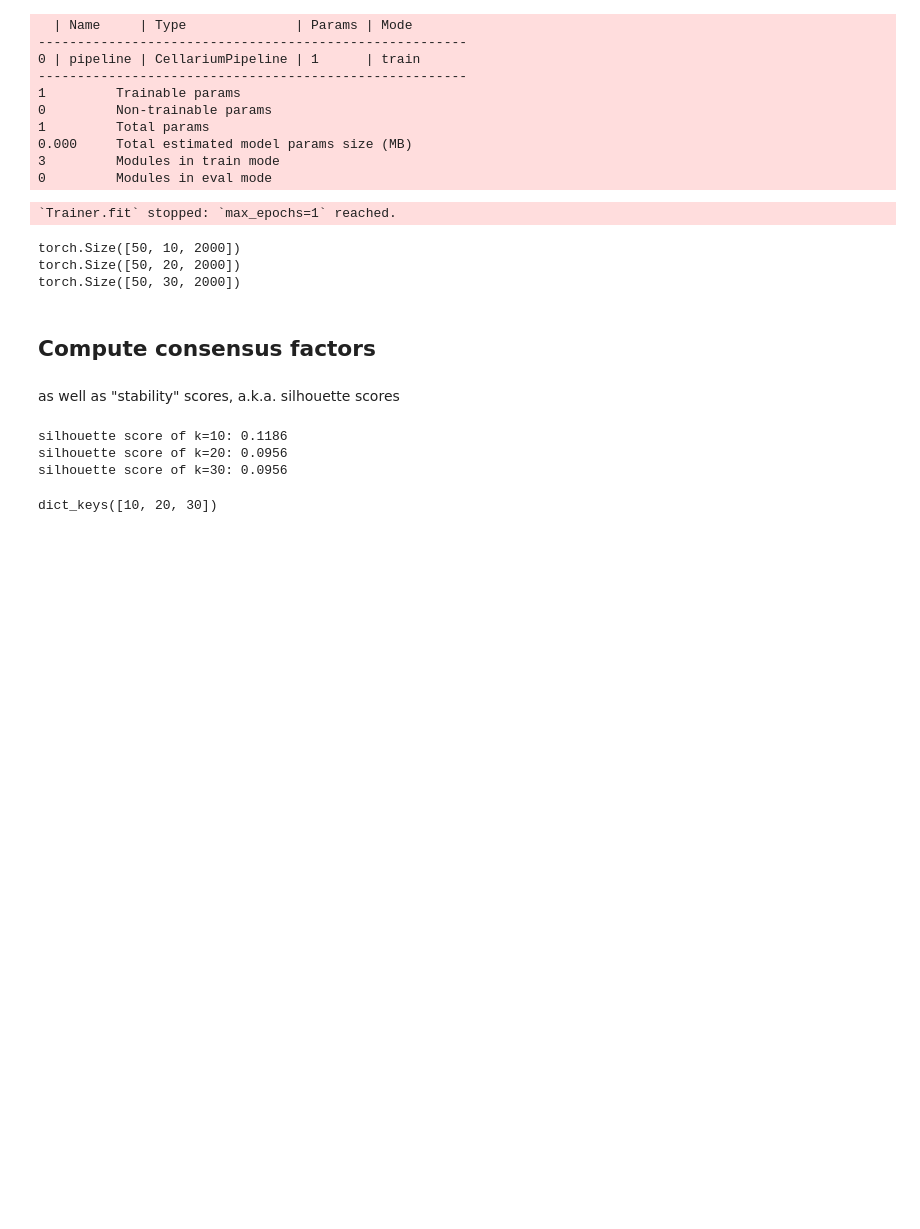
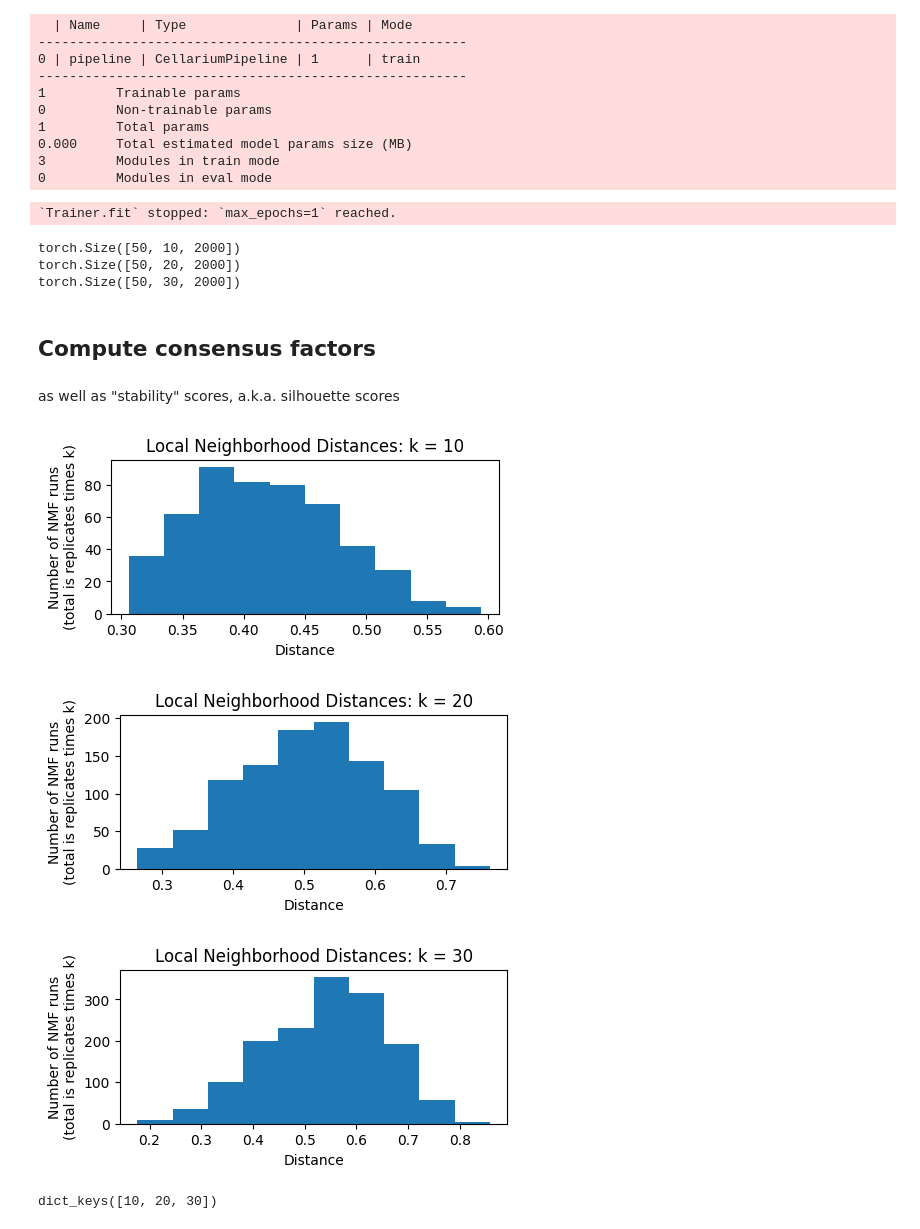
Before and after one commit to cellarium-ai/cellarium-ml, a Jupyter notebook: notebooks/cnmf_all_in_one.ipynb, the cells around one changed output. Drawn from its saved outputs; the diff is of its cells as text; code cells hidden in the pictures; blank space fills up the shorter version.

```diff
--- a/notebooks/cnmf_all_in_one.ipynb
+++ b/notebooks/cnmf_all_in_one.ipynb
@@ -299,20 +299,21 @@ from cellarium.ml.models.nmf import calculate_rec_error, compute_consensus_facto
+# %%
+plot_density_histograms(nmf_model, local_neighborhood_size=0.1)
+# %% [output]
+[figure, added]
+[figure, added]
+[figure, added]
 # %%
 # calculate consensus D for all k-values
 
 # change these thresholds if desired
-density_threshold = 0.6
+density_threshold = 0.5
 local_neighborhood_size = 0.1
 
 consensus_stat = compute_consensus_factors(
     nmf_model,
     density_threshold=density_threshold,
     local_neighborhood_size=local_neighborhood_size,
-    plot=False,
 )
-# %% [output]
-silhouette score of k=10: 0.1186
-silhouette score of k=20: 0.0956
-silhouette score of k=30: 0.0956
 # %%
 consensus_stat.keys()
 # %% [output]
```
Also changed, not shown: parts of 3 cells of this notebook, 1 other file.
